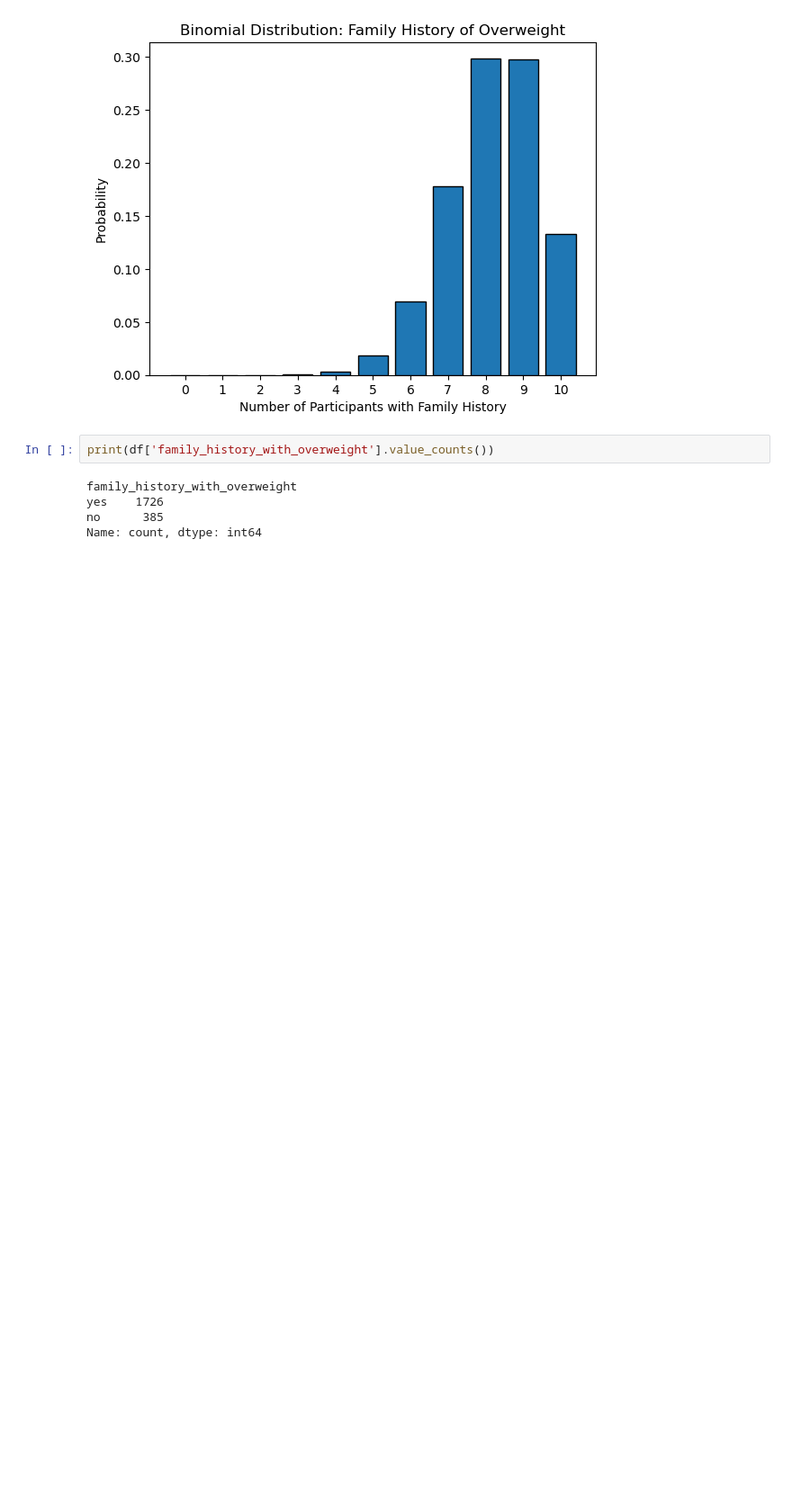
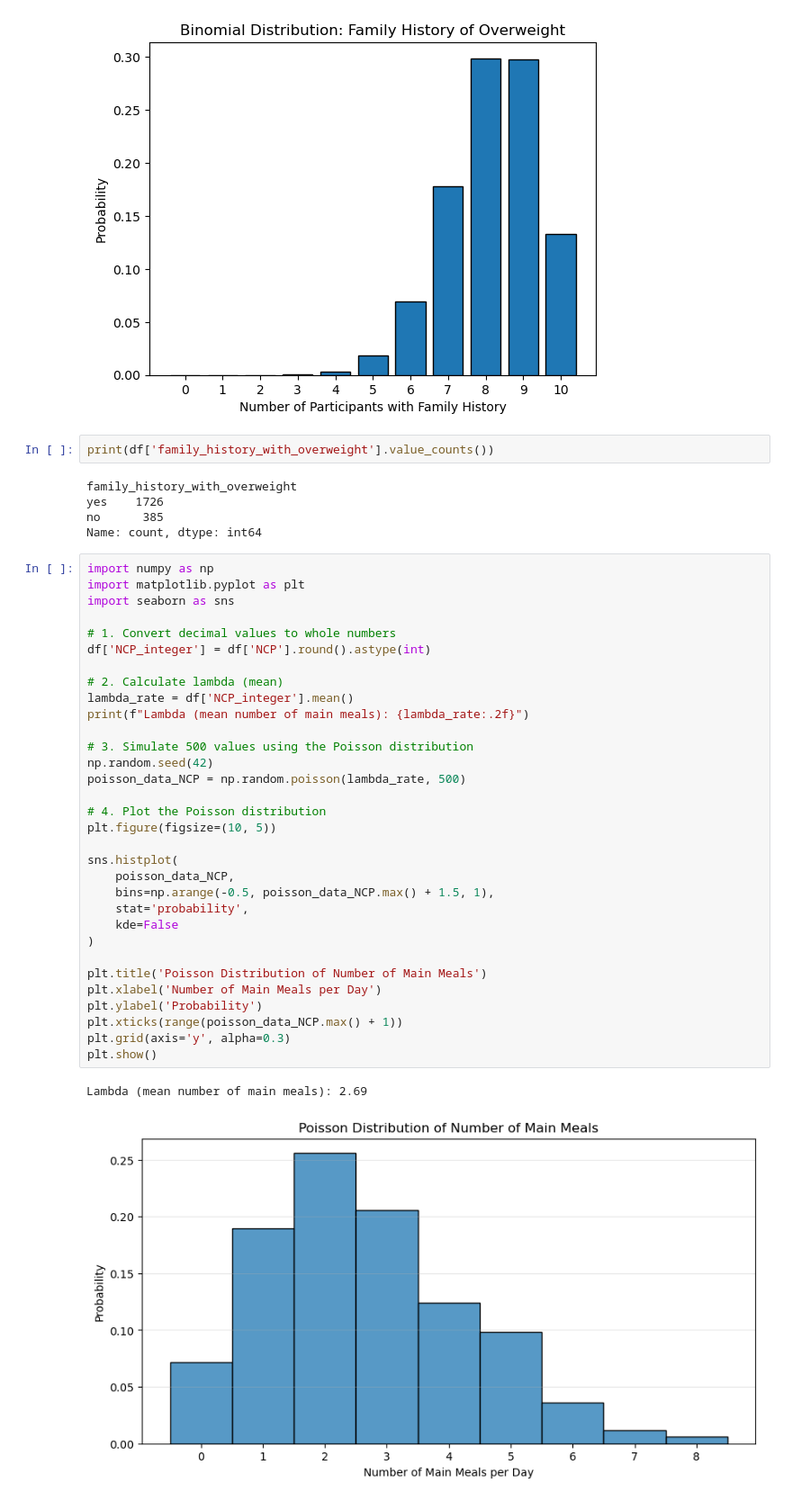
Before and after one commit to 2026377-Ojo/Statistical-techniques-2026-CCT, a Jupyter notebook: Obesity_Eating habit Assignment1.ipynb, the cells around one changed output. Shown at 90% size. Cells and saved outputs as stored; diff of their text form; blank space fills up the shorter version.

Commit message:
explained poisson distribution

```diff
--- a/Obesity_Eating habit Assignment1.ipynb
+++ b/Obesity_Eating habit Assignment1.ipynb
@@ -541,6 +542,41 @@ family_history_with_overweight
 yes    1726
 no      385
 Name: count, dtype: int64
+# %%
+import numpy as np
+import matplotlib.pyplot as plt
+import seaborn as sns
+
+# 1. Convert decimal values to whole numbers
+df['NCP_integer'] = df['NCP'].round().astype(int)
+
+# 2. Calculate lambda (mean)
+lambda_rate = df['NCP_integer'].mean()
+print(f"Lambda (mean number of main meals): {lambda_rate:.2f}")
+
+# 3. Simulate 500 values using the Poisson distribution
+np.random.seed(42)
+poisson_data_NCP = np.random.poisson(lambda_rate, 500)
+
+# 4. Plot the Poisson distribution
+plt.figure(figsize=(10, 5))
+
+sns.histplot(
+    poisson_data_NCP,
+    bins=np.arange(-0.5, poisson_data_NCP.max() + 1.5, 1),
+    stat='probability',
+    kde=False
+)
+
+plt.title('Poisson Distribution of Number of Main Meals')
+plt.xlabel('Number of Main Meals per Day')
+plt.ylabel('Probability')
+plt.xticks(range(poisson_data_NCP.max() + 1))
+plt.grid(axis='y', alpha=0.3)
+plt.show()
+# %% [output]
+Lambda (mean number of main meals): 2.69
+[figure, added]
 # %%
 # Calculate lambda from the FAF(Physical activity Frequency) column
 lambda_rate = df['FAF'].mean()
```
Also changed, not shown: parts of 5 cells of this notebook, 2 other files.
